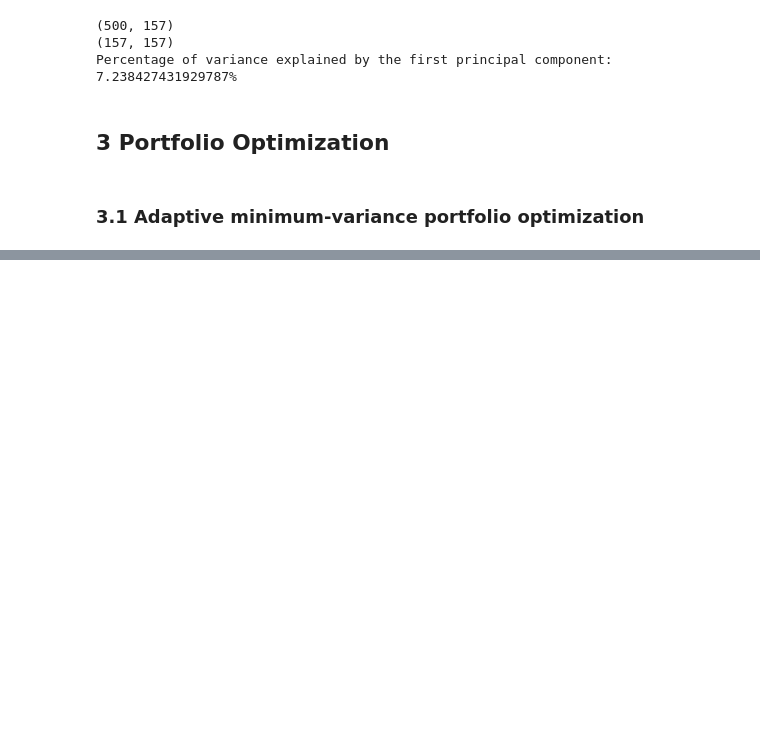
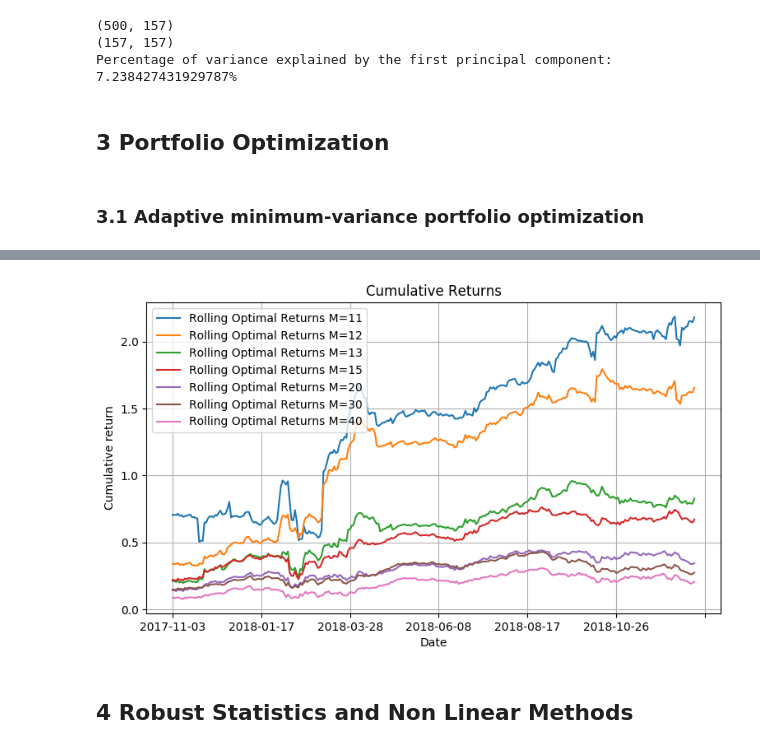
Before and after one commit to Omar-Muttawa/FSP, a Jupyter notebook: code/FSP_Coursework.ipynb, the cells around one changed output, grey strips where cells are left out. Drawn from its saved outputs; the diff is of its cells as text; code cells hidden in the pictures; blank space fills up the shorter version.

```diff
--- a/code/FSP_Coursework.ipynb
+++ b/code/FSP_Coursework.ipynb
@@ -847,0 +1085,17 @@ Substituting this result back into
+# %%
+plt.figure(dpi=100, figsize=(9,5))
+
+for M in Ms:
+    rolling_optimal_returns_sums[M].cumsum()[256-Last_M:].plot(label="Rolling Optimal Returns M={}".format(M))
+plt.title('Cumulative Returns')
+plt.xlabel('Date')
+plt.ylabel('Cumulative return')
+plt.grid()
+plt.legend()
+# plt.xticks([equal_returns.index[i] for i in np.linspace(0,len(equal_returns.index)-1, 10).astype(int)],rotation=45)
+# plt.tight_layout()
+plt.show()
+# %% [output]
+[figure, added]
+# %% [markdown]
+##  4 Robust Statistics and Non Linear Methods
```
Also changed, not shown: parts of 19 cells of this notebook, 4 other files.
